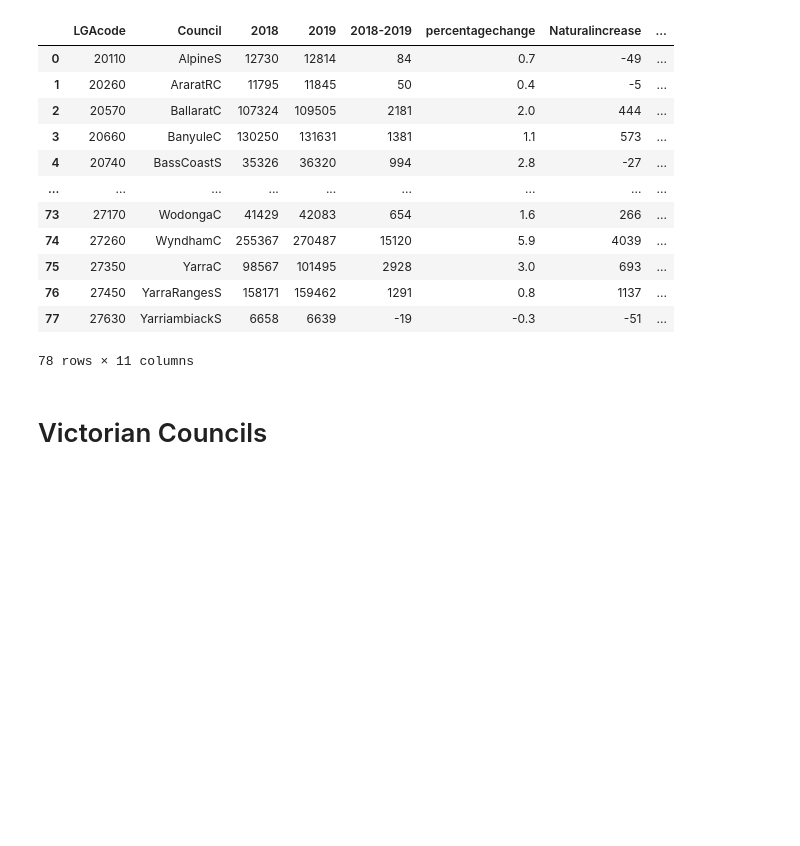
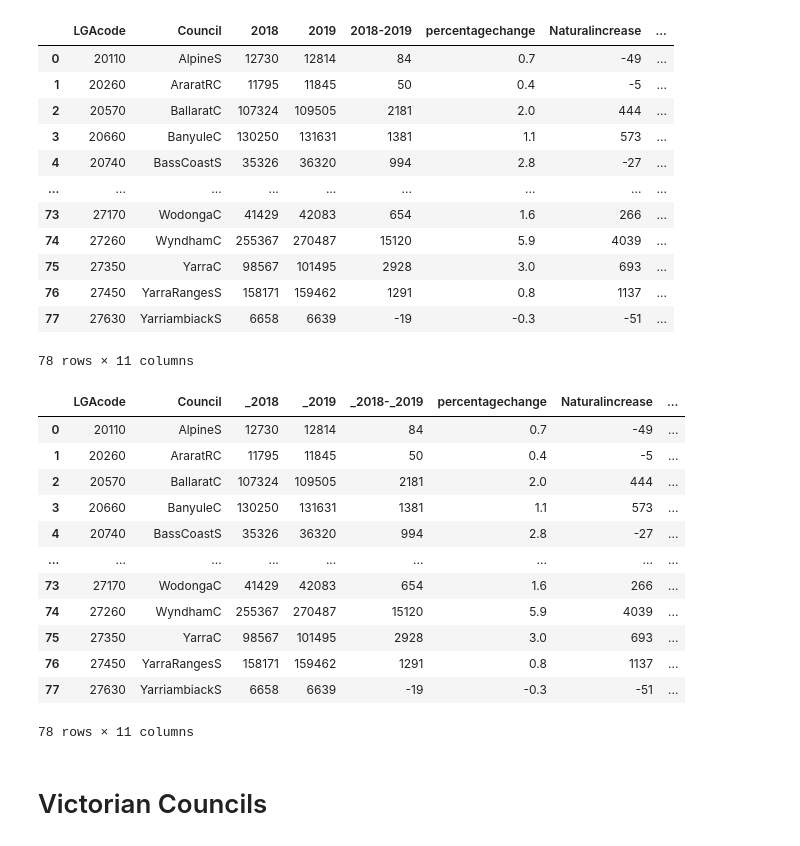
Before and after one commit to skumble27/ETL-Project, a Jupyter notebook: Sumukh/datacleaning copy 4.ipynb, the cells around one changed output. Saved outputs shown, nothing was run; the diff lists cells and outputs as text; code cells hidden in the pictures; blank space fills up the shorter version.

```diff
--- a/Sumukh/datacleaning copy 4.ipynb
+++ b/Sumukh/datacleaning copy 4.ipynb
@@ -155,5 +155,23 @@ victorial_population_1
 | 76 | 27450 | YarraRangesS | 158171 | 159462 | 1291 | 0.8 | 1137 | ... |
 | 77 | 27630 | YarriambiackS | 6658 | 6639 | -19 | -0.3 | -51 | ... |
 78 rows × 11 columns
+# %%
+# Further Renaming of Columns for querying the SQLDatabase
+victorial_population_2 = victorial_population_1.rename(columns={'2018':'_2018','2019':'_2019','2018-2019':'_2018_2019'})
+victorial_population_2
+# %% [output]
+|  | LGAcode | Council | _2018 | _2019 | _2018-_2019 | percentagechange | Naturalincrease | ... |
+| 0 | 20110 | AlpineS | 12730 | 12814 | 84 | 0.7 | -49 | ... |
+| 1 | 20260 | AraratRC | 11795 | 11845 | 50 | 0.4 | -5 | ... |
+| 2 | 20570 | BallaratC | 107324 | 109505 | 2181 | 2.0 | 444 | ... |
+| 3 | 20660 | BanyuleC | 130250 | 131631 | 1381 | 1.1 | 573 | ... |
+| 4 | 20740 | BassCoastS | 35326 | 36320 | 994 | 2.8 | -27 | ... |
+| ... | ... | ... | ... | ... | ... | ... | ... | ... |
+| 73 | 27170 | WodongaC | 41429 | 42083 | 654 | 1.6 | 266 | ... |
+| 74 | 27260 | WyndhamC | 255367 | 270487 | 15120 | 5.9 | 4039 | ... |
+| 75 | 27350 | YarraC | 98567 | 101495 | 2928 | 3.0 | 693 | ... |
+| 76 | 27450 | YarraRangesS | 158171 | 159462 | 1291 | 0.8 | 1137 | ... |
+| 77 | 27630 | YarriambiackS | 6658 | 6639 | -19 | -0.3 | -51 | ... |
+78 rows × 11 columns
 # %%
 #Exporting the dataframe
```
Also changed, not shown: parts of 1 cell of this notebook, 4 other files.
